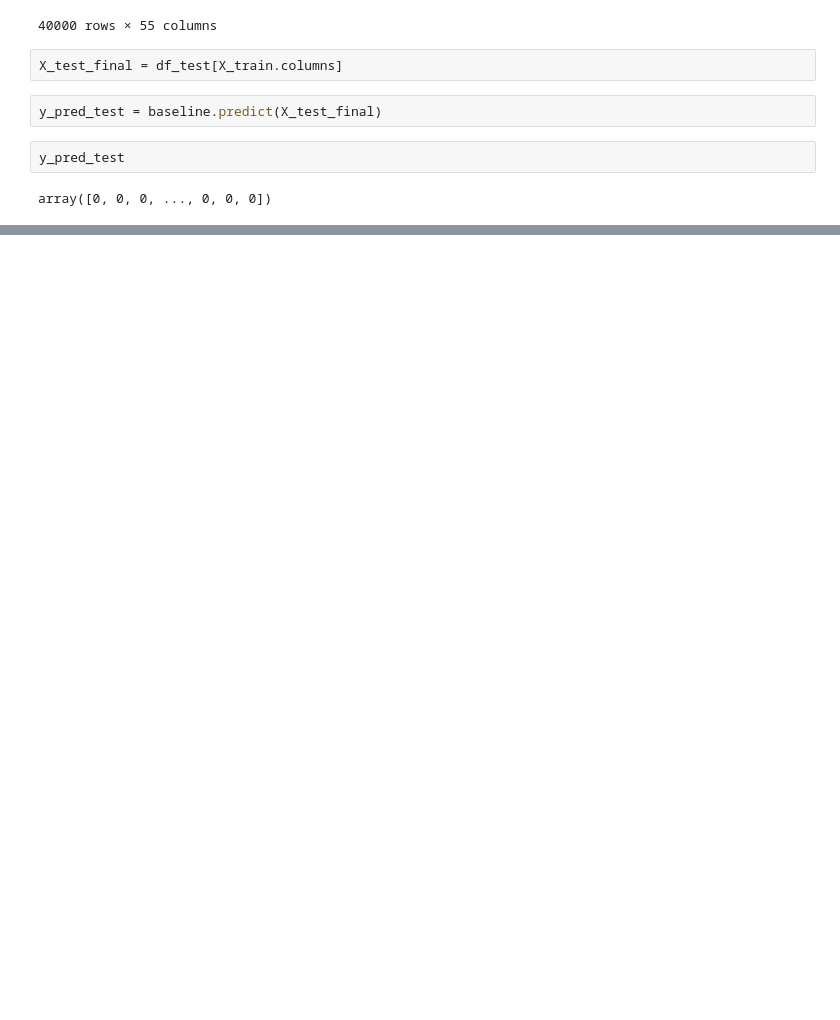
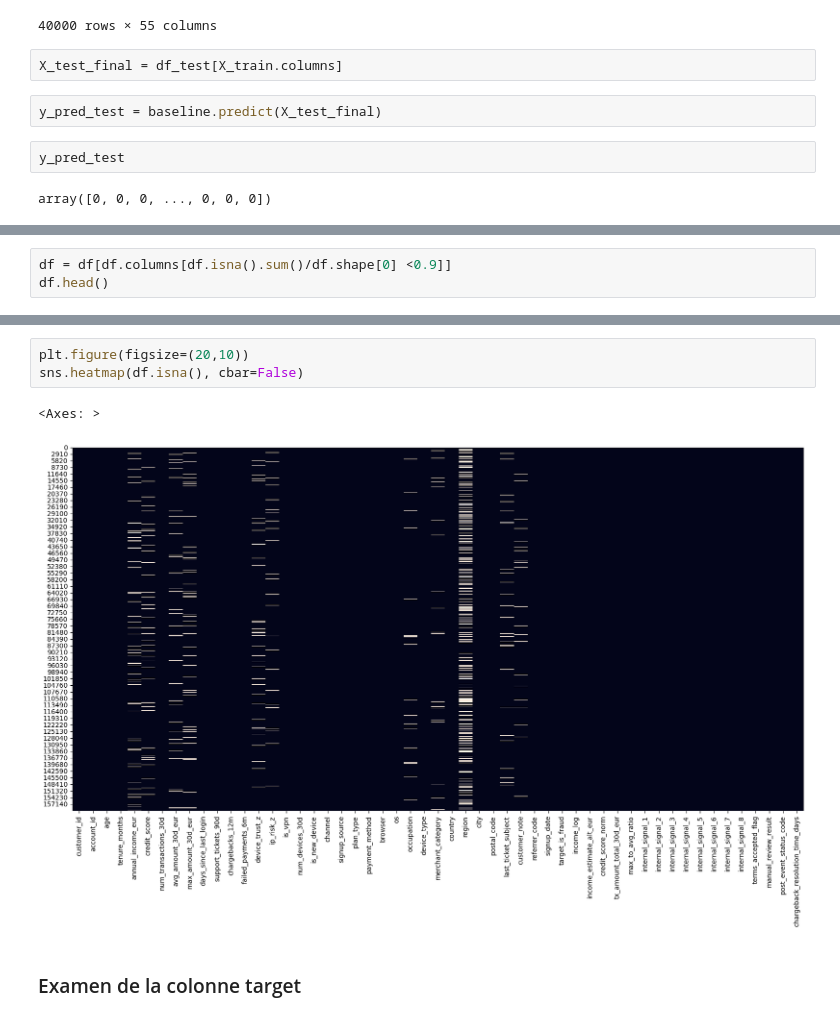
Before and after one commit to Noah-rsn/Projet_ML_B2_Noah_Yasmina, a Jupyter notebook: EDA/EDA_Noah.ipynb, the cells around one changed output, grey strips where cells are left out. Cells and saved outputs as stored; diff of their text form; blank space fills up the shorter version.

```diff
--- a/EDA/EDA_Noah.ipynb
+++ b/EDA/EDA_Noah.ipynb
@@ -172,0 +202,3 @@ num_cols.remove('target_is_fraud')
+# %%
+df = df[df.columns[df.isna().sum()/df.shape[0] <0.9]]
+df.head()
@@ -172,0 +213,8 @@ num_cols.remove('target_is_fraud')
+# %%
+plt.figure(figsize=(20,10))
+sns.heatmap(df.isna(), cbar=False)
+# %% [output]
+<Axes: >
+[figure, added]
+# %% [markdown]
+### Examen de la colonne target
```
Also changed, not shown: parts of 40 cells of this notebook, 2 other files.
